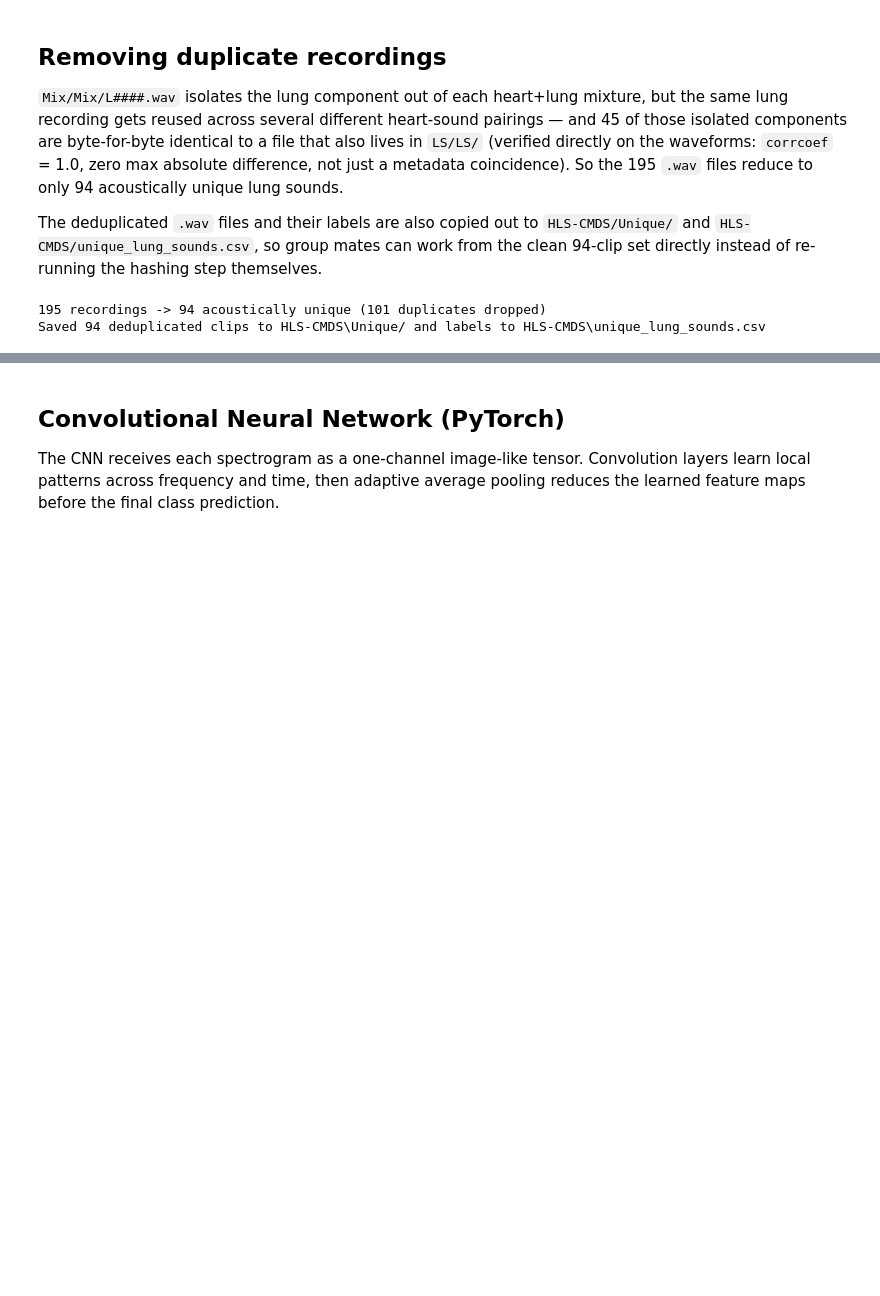
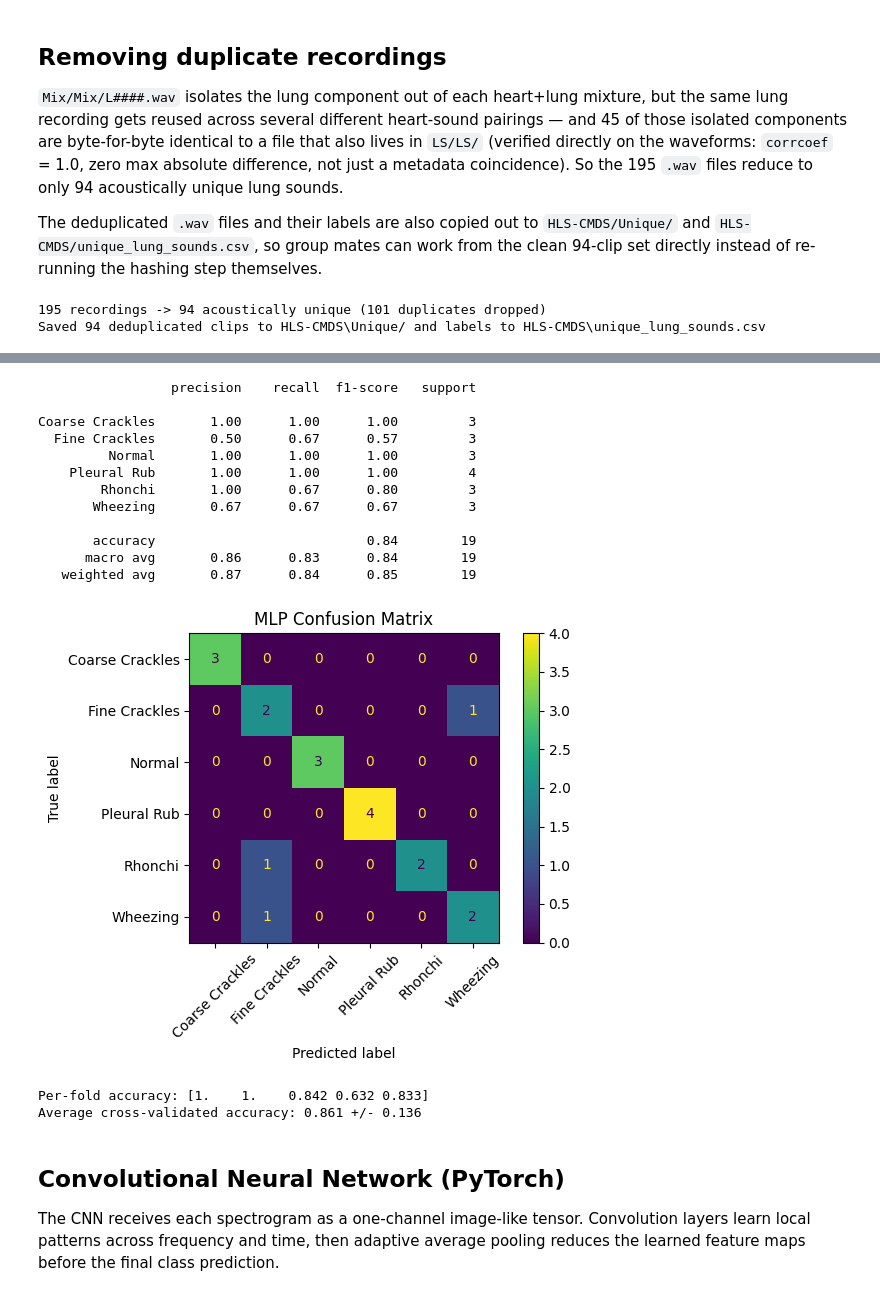
Before and after one commit to AnthonyCarrollJr/ML_Project2, a Jupyter notebook: main.ipynb, the cells around one changed output, grey strips where cells are left out. Drawn from its saved outputs; the diff is of its cells as text; code cells hidden in the pictures; blank space fills up the shorter version.

```diff
--- a/main.ipynb
+++ b/main.ipynb
@@ -72,6 +75,11 @@ def to_melspec(path):
     mel = librosa.feature.melspectrogram(y=y, sr=SAMPLE_RATE, n_fft=LENGTH_OF_FFT, hop_length=HOP_LENGTH, n_mels=N_MELS)
     m = librosa.power_to_db(mel, ref=np.max)
     return ((m - m.mean()) / (m.std() + 1e-6)).astype(np.float32)
+
+
+def to_features(path):
+    spec = to_melspec(path)
+    return np.concatenate([spec.mean(axis=1), spec.std(axis=1)]).astype(np.float32)
 # %% [markdown]
 ## Dataset
 
@@ -131,3 +176,42 @@ Saved 94 deduplicated clips to HLS-CMDS\Unique/ and labels to HLS-CMDS\unique_lu
+# %%
+best_mlp = grid.best_estimator_
+mlp_pred = best_mlp.predict(X_test)
+
+print(classification_report(y_test, mlp_pred, target_names=CLASSES, zero_division=0))
+ConfusionMatrixDisplay.from_predictions(y_test, mlp_pred, display_labels=CLASSES, xticks_rotation=45)
+plt.title("MLP Confusion Matrix")
+plt.tight_layout()
+plt.show()
+# %% [output]
+                 precision    recall  f1-score   support
+
+Coarse Crackles       1.00      1.00      1.00         3
+  Fine Crackles       0.50      0.67      0.57         3
+         Normal       1.00      1.00      1.00         3
+    Pleural Rub       1.00      1.00      1.00         4
+        Rhonchi       1.00      0.67      0.80         3
+       Wheezing       0.67      0.67      0.67         3
+
+       accuracy                           0.84        19
+      macro avg       0.86      0.83      0.84        19
+   weighted avg       0.87      0.84      0.85        19
+[figure, added]
+# %%
+cv_pipe = Pipeline([
+    ("scaler", StandardScaler()),
+    ("mlp", MLPClassifier(max_iter=2000, early_stopping=False, random_state=RANDOM_STATE).set_params(
+        **{k.split("__", 1)[1]: v for k, v in grid.best_params_.items()}
+    )),
+])
+
+eval_cv = StratifiedKFold(n_splits=5, shuffle=True, random_state=RANDOM_STATE)
+cv_scores = cross_val_score(cv_pipe, X, y, cv=eval_cv, scoring="accuracy", n_jobs=1)
+
+print("Per-fold accuracy:", np.round(cv_scores, 3))
+print(f"Average cross-validated accuracy: {cv_scores.mean():.3f} +/- {cv_scores.std():.3f}")
+# %% [output]
+Per-fold accuracy: [1.    1.    0.842 0.632 0.833]
+Average cross-validated accuracy: 0.861 +/- 0.136
 # %% [markdown]
 ## Convolutional Neural Network (PyTorch)
 
```
Also changed, not shown: parts of 10 cells of this notebook, 1 other file.
